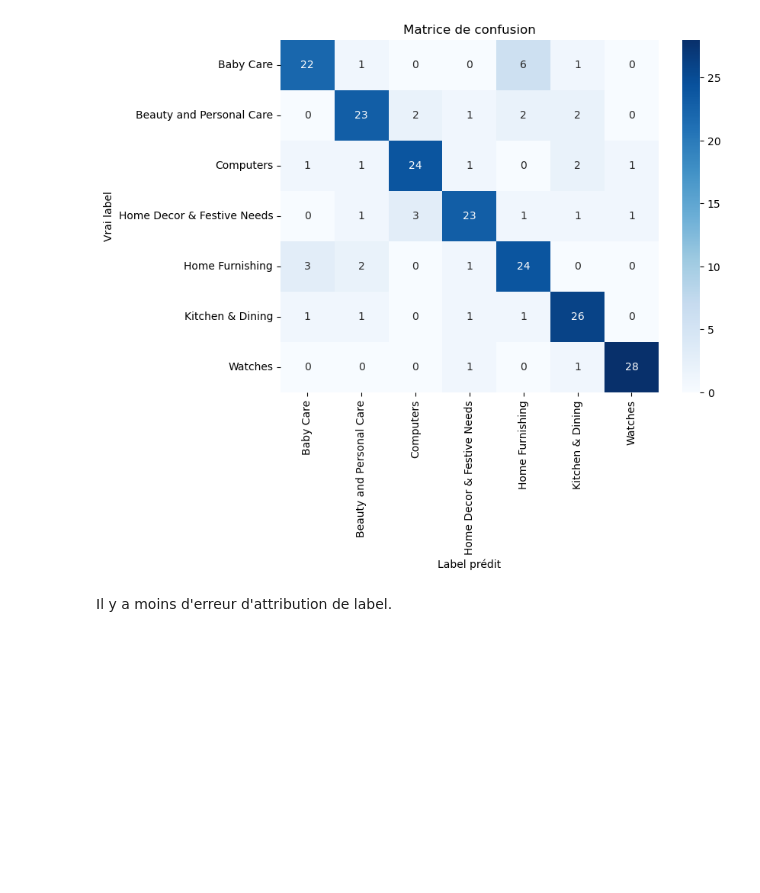
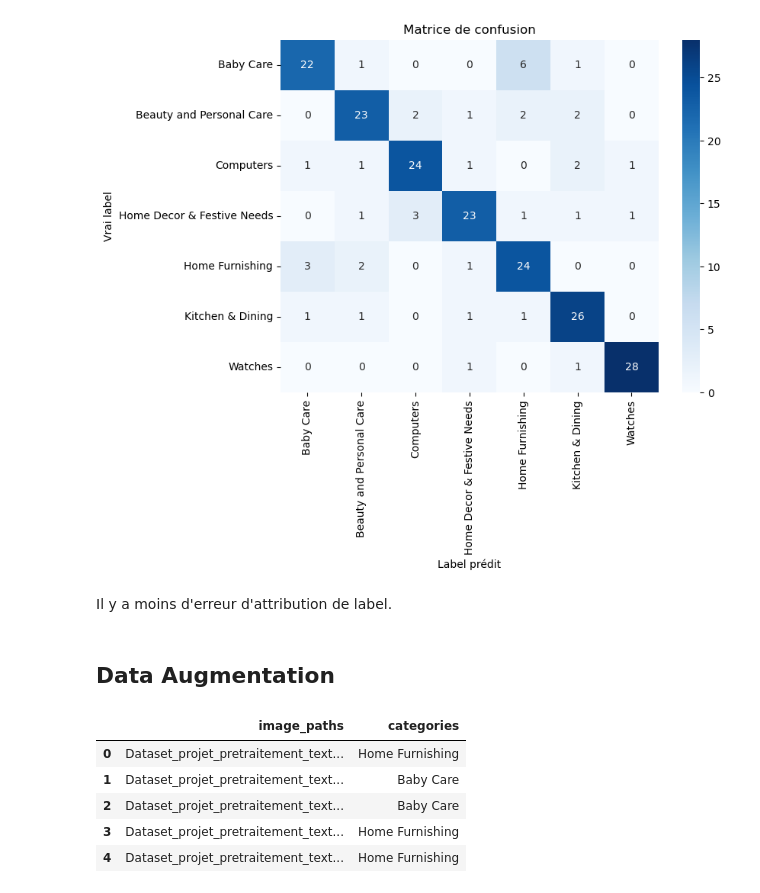
Before and after one commit to ManonVilla/OCProjet6, a Jupyter notebook: VILLA_Manon_3_CCN_Transfert_Learning.ipynb, the cells around one changed output. Drawn from its saved outputs; the diff is of its cells as text; code cells hidden in the pictures; blank space fills up the shorter version.

Commit message:
Ajout de la partie data augmentation

```diff
--- a/VILLA_Manon_3_CCN_Transfert_Learning.ipynb
+++ b/VILLA_Manon_3_CCN_Transfert_Learning.ipynb
@@ -666,3 +664,5 @@ plt.show()
 [figure]
 # %% [markdown]
 Il y a moins d'erreur d'attribution de label.
+# %% [markdown]
+## Data Augmentation
@@ -668,0 +671,15 @@ Il y a moins d'erreur d'attribution de label.
+# %%
+# Pour mélanger les images, classées initalement par classe
+df_model = pd.DataFrame({
+    'image_paths': image_paths,               # chaque élément est un objet PIL ou un array
+    'categories': text_df['categories']
+})
+
+df_model.head()
+# %% [output]
+|  | image_paths | categories |
+| 0 | Dataset_projet_pretraitement_text... | Home Furnishing |
+| 1 | Dataset_projet_pretraitement_text... | Baby Care |
+| 2 | Dataset_projet_pretraitement_text... | Baby Care |
+| 3 | Dataset_projet_pretraitement_text... | Home Furnishing |
+| 4 | Dataset_projet_pretraitement_text... | Home Furnishing |
```
Also changed, not shown: parts of 12 cells of this notebook, 1 other file.
